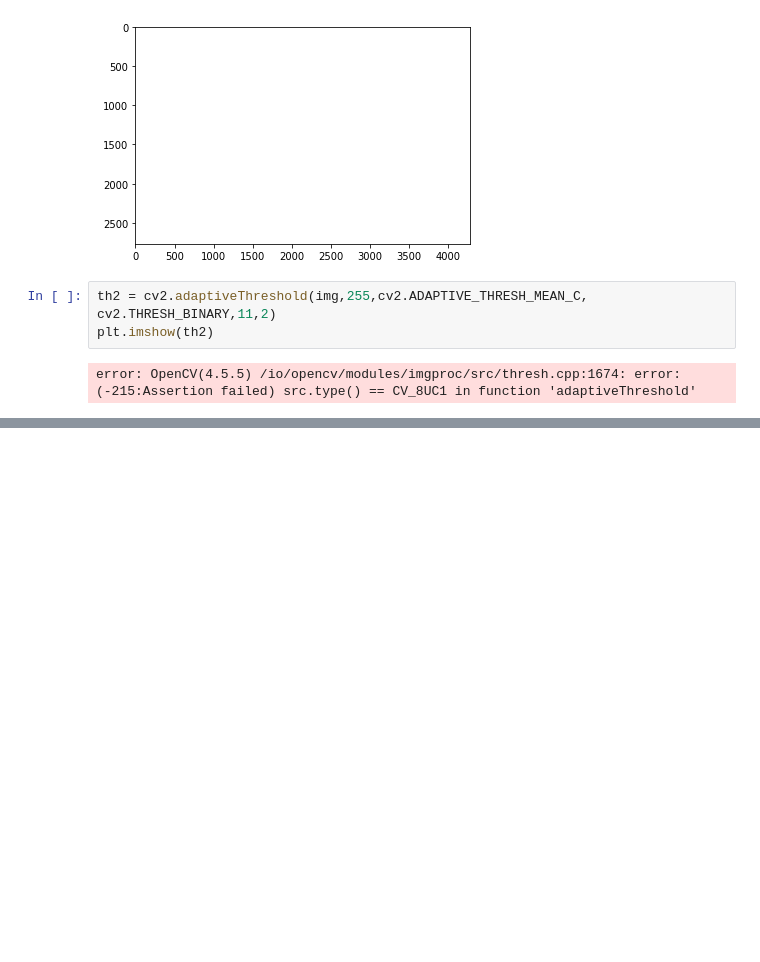
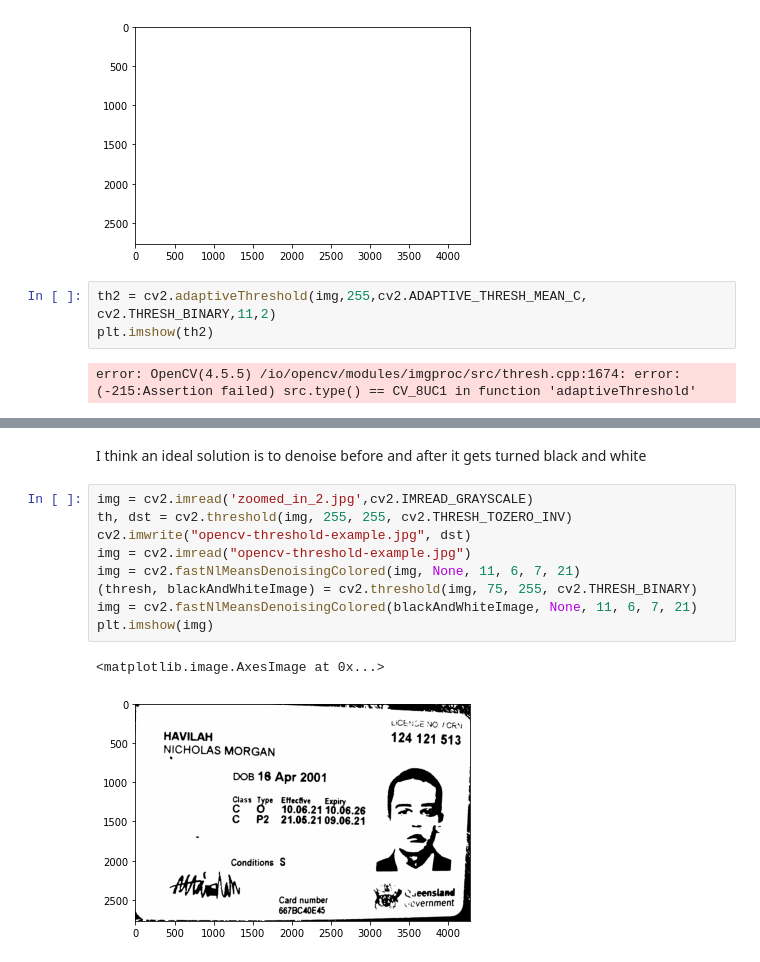
Before and after one commit to nhavilah/constructit, a Jupyter notebook: Image_Processor_Book_1.ipynb, the cells around one changed output, grey strips where cells are left out. Cells and saved outputs as stored; diff of their text form; blank space fills up the shorter version.

```diff
--- a/Image_Processor_Book_1.ipynb
+++ b/Image_Processor_Book_1.ipynb
@@ -1203,0 +1241,14 @@ error: OpenCV(4.5.5) /io/opencv/modules/imgproc/src/thresh.cpp:1674: error: (-21
+# %% [markdown]
+I think an ideal solution is to denoise before and after it gets turned black and white
+# %%
+img = cv2.imread('zoomed_in_2.jpg',cv2.IMREAD_GRAYSCALE)
+th, dst = cv2.threshold(img, 255, 255, cv2.THRESH_TOZERO_INV)
+cv2.imwrite("opencv-threshold-example.jpg", dst)
+img = cv2.imread("opencv-threshold-example.jpg")
+img = cv2.fastNlMeansDenoisingColored(img, None, 11, 6, 7, 21)
+(thresh, blackAndWhiteImage) = cv2.threshold(img, 75, 255, cv2.THRESH_BINARY)
+img = cv2.fastNlMeansDenoisingColored(blackAndWhiteImage, None, 11, 6, 7, 21)
+plt.imshow(img)
+# %% [output]
+<matplotlib.image.AxesImage at 0x...>
+[figure, added]
```
Also changed, not shown: parts of 14 cells of this notebook, 1 other file.
